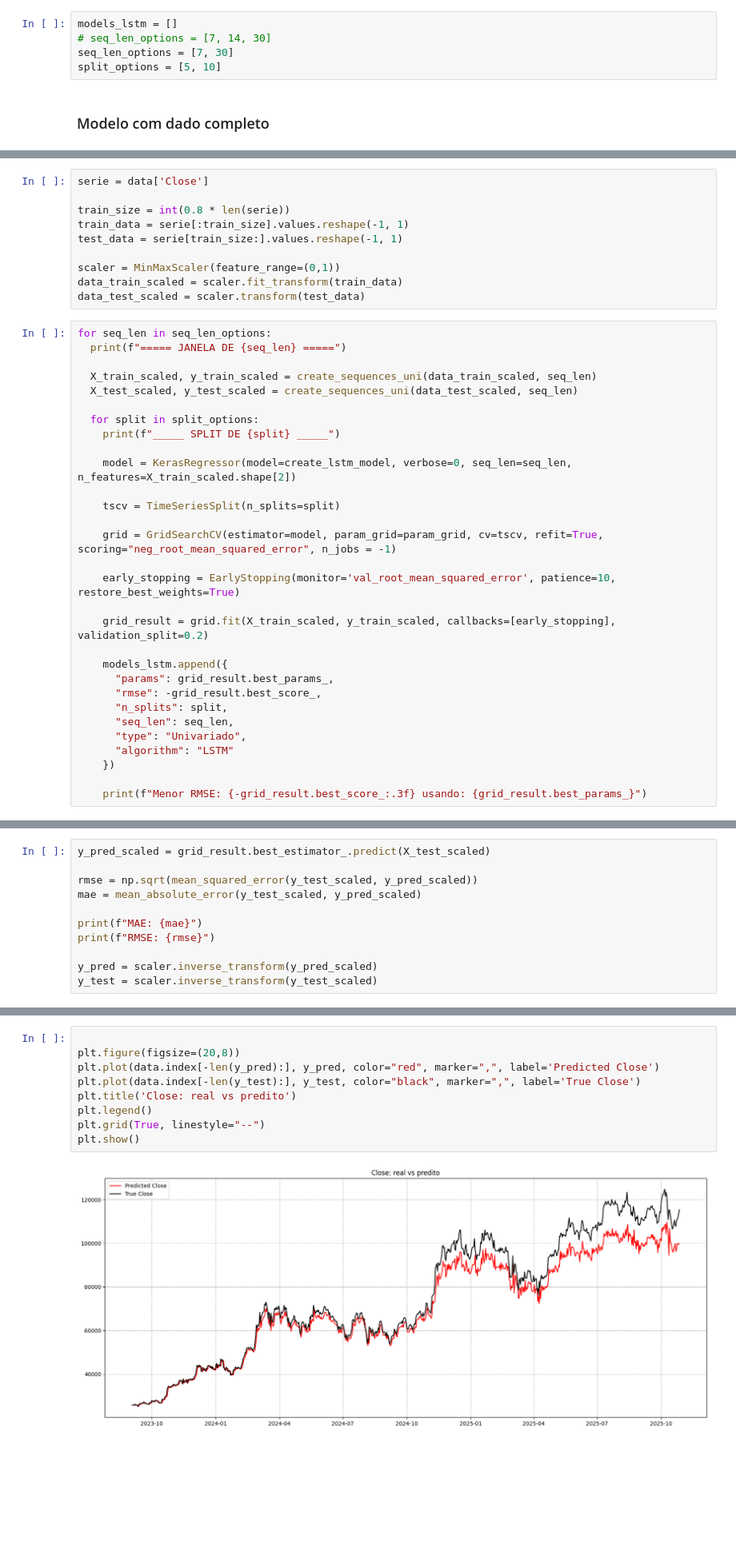
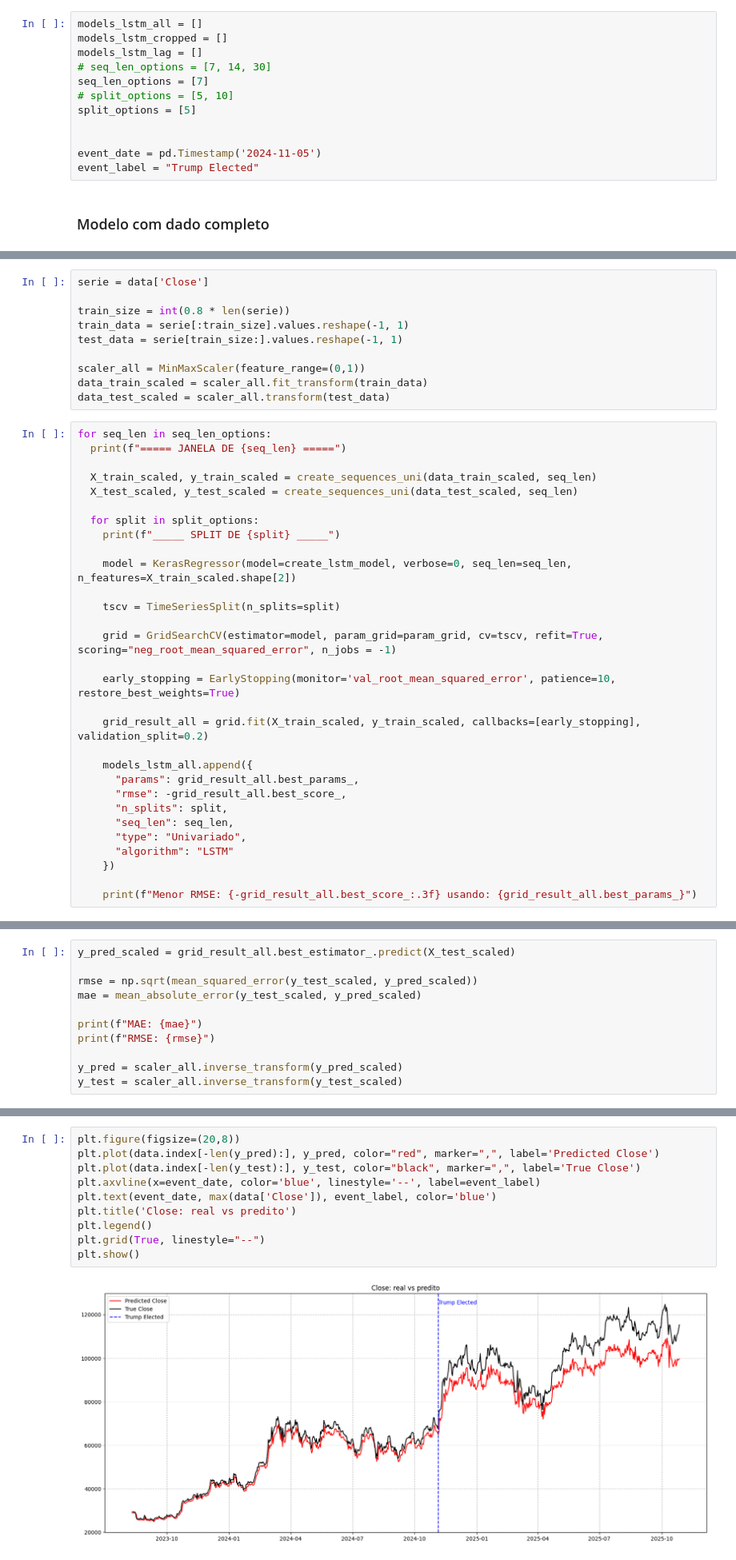
Before and after one commit to gusdiaso/crypto_predict, a Jupyter notebook: notebooks/03_lstm_univariate.ipynb, the cells around one changed output, grey strips where cells are left out. Shown at 80% size. Drawn from its saved outputs; the diff is of its cells as text; blank space fills up the shorter version.

```diff
--- a/notebooks/03_lstm_univariate.ipynb
+++ b/notebooks/03_lstm_univariate.ipynb
@@ -50,10 +50,17 @@ param_grid = {
                 'fit__epochs': [100],
               }
 # %%
-models_lstm = []
+models_lstm_all = []
+models_lstm_cropped = []
+models_lstm_lag = []
 # seq_len_options = [7, 14, 30]
-seq_len_options = [7, 30]
-split_options = [5, 10]
+seq_len_options = [7]
+# split_options = [5, 10]
+split_options = [5]
+
+
+event_date = pd.Timestamp('2024-11-05')
+event_label = "Trump Elected"
 # %% [markdown]
 ### Modelo com dado completo
 # %%
@@ -74,9 +81,9 @@ train_size = int(0.8 * len(serie))
 train_data = serie[:train_size].values.reshape(-1, 1)
 test_data = serie[train_size:].values.reshape(-1, 1)
 
-scaler = MinMaxScaler(feature_range=(0,1))
-data_train_scaled = scaler.fit_transform(train_data)
-data_test_scaled = scaler.transform(test_data)
+scaler_all = MinMaxScaler(feature_range=(0,1))
+data_train_scaled = scaler_all.fit_transform(train_data)
+data_test_scaled = scaler_all.transform(test_data)
 # %%
 for seq_len in seq_len_options:
   print(f"===== JANELA DE {seq_len} =====")
@@ -95,18 +102,18 @@ for seq_len in seq_len_options:
 
     early_stopping = EarlyStopping(monitor='val_root_mean_squared_error', patience=10, restore_best_weights=True)
 
-    grid_result = grid.fit(X_train_scaled, y_train_scaled, callbacks=[early_stopping], validation_split=0.2)
+    grid_result_all = grid.fit(X_train_scaled, y_train_scaled, callbacks=[early_stopping], validation_split=0.2)
 
-    models_lstm.append({
-      "params": grid_result.best_params_,
-      "rmse": -grid_result.best_score_,
+    models_lstm_all.append({
+      "params": grid_result_all.best_params_,
+      "rmse": -grid_result_all.best_score_,
       "n_splits": split,
       "seq_len": seq_len,
       "type": "Univariado",
       "algorithm": "LSTM"
     })
 
-    print(f"Menor RMSE: {-grid_result.best_score_:.3f} usando: {grid_result.best_params_}")
+    print(f"Menor RMSE: {-grid_result_all.best_score_:.3f} usando: {grid_result_all.best_params_}")
 # %% [output]
 ===== JANELA DE 7 =====
 _____ SPLIT DE 5 _____
@@ -166,7 +159,7 @@ KerasRegressor(
         model__optimizer=Adam
 )
 # %%
-y_pred_scaled = grid_result.best_estimator_.predict(X_test_scaled)
+y_pred_scaled = grid_result_all.best_estimator_.predict(X_test_scaled)
 
 rmse = np.sqrt(mean_squared_error(y_test_scaled, y_pred_scaled))
 mae = mean_absolute_error(y_test_scaled, y_pred_scaled)
@@ -174,6 +167,6 @@ mae = mean_absolute_error(y_test_scaled, y_pred_scaled)
 print(f"MAE: {mae}")
 print(f"RMSE: {rmse}")
 
-y_pred = scaler.inverse_transform(y_pred_scaled)
-y_test = scaler.inverse_transform(y_test_scaled)
+y_pred = scaler_all.inverse_transform(y_pred_scaled)
+y_test = scaler_all.inverse_transform(y_test_scaled)
 # %% [output]
@@ -208,16 +201,17 @@ plt.show()
 # %% [output]
 [figure]
 # %%
-
 plt.figure(figsize=(20,8))
 plt.plot(data.index[-len(y_pred):], y_pred, color="red", marker=",", label='Predicted Close')
 plt.plot(data.index[-len(y_test):], y_test, color="black", marker=",", label='True Close')
+plt.axvline(x=event_date, color='blue', linestyle='--', label=event_label)
+plt.text(event_date, max(data['Close']), event_label, color='blue')
 plt.title('Close: real vs predito')
 plt.legend()
 plt.grid(True, linestyle="--")
 plt.show()
 # %% [output]
-[figure, old version]
+[figure, new version]
 # %% [markdown]
 ### Modelo com dado cortado (inicio ate a moeda se estabilizar foi removido)
 # %%
```
Also changed, not shown: parts of 28 cells of this notebook, 4 other files.
